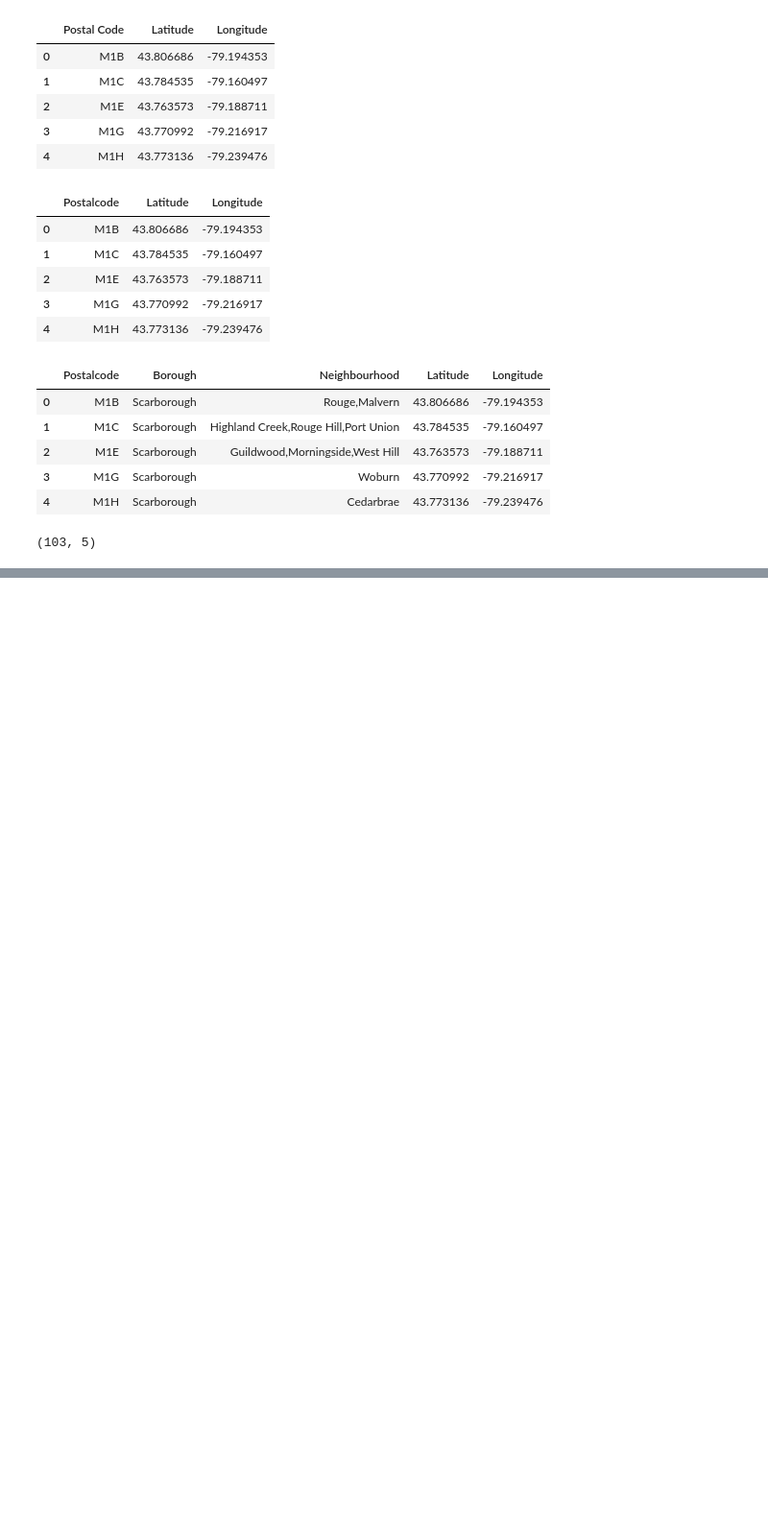
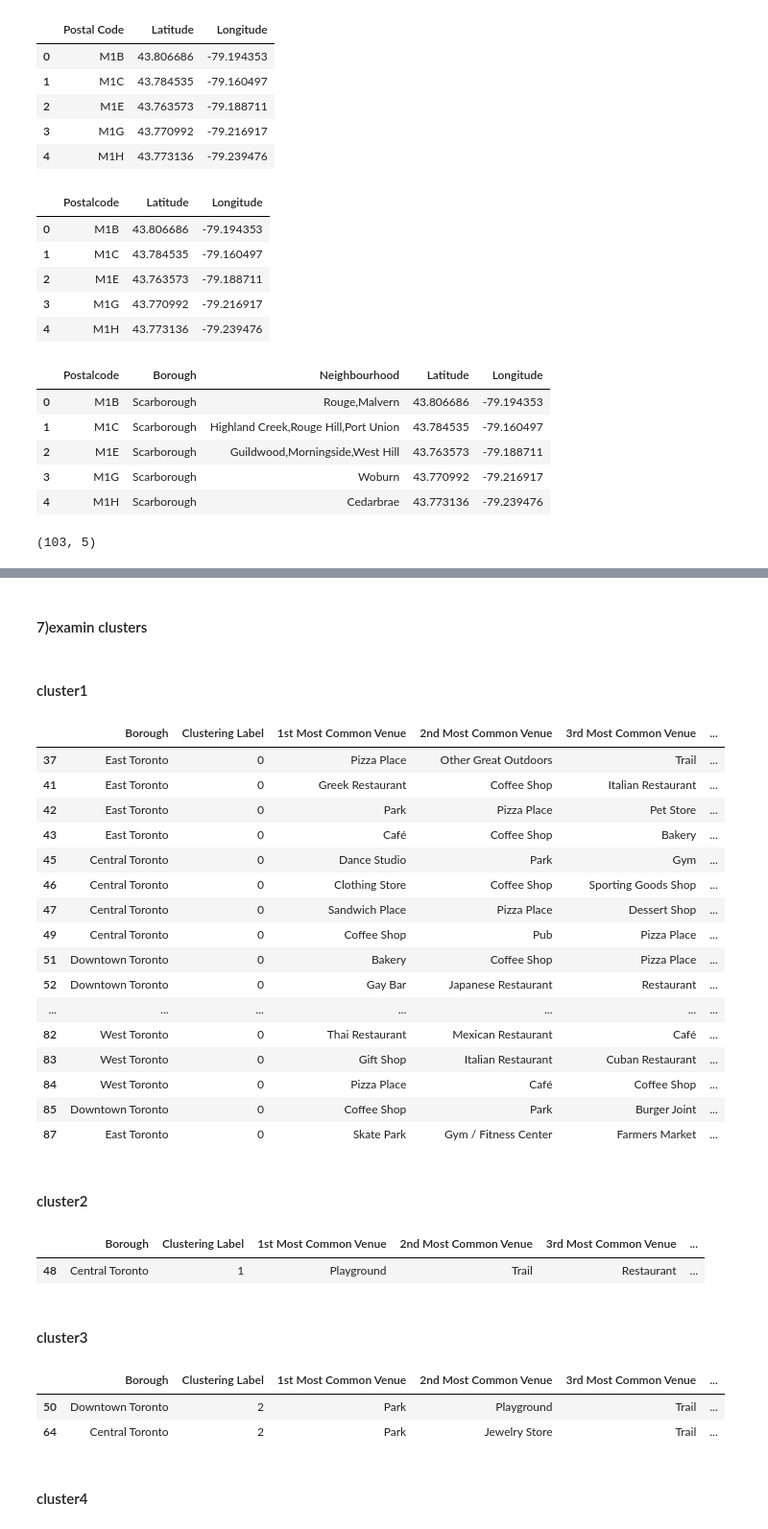
Before and after one commit to hydillacai/Coursera_Capstone, a Jupyter notebook: Tronto segmentation.ipynb, the cells around one changed output, grey strips where cells are left out. Shown at 96% size. Drawn from its saved outputs; the diff is of its cells as text; code cells hidden in the pictures; blank space fills up the shorter version.

```diff
--- a/Tronto segmentation.ipynb
+++ b/Tronto segmentation.ipynb
@@ -129,0 +475,6 @@ outcome.shape
+# %%
+def return_most_common_venues(row, num_top_venues):
+    row_categories = row.iloc[1:]
+    row_categories_sorted = row_categories.sort_values(ascending=False)
+
+    return row_categories_sorted.index.values[0:num_top_venues]
@@ -129,0 +511,11 @@ outcome.shape
+# %%
+# set number of clusters
+kclusters = 5
+
+Toronto_grouped_clustering = Toronto_grouped.drop('Neighborhood', 1)
+
+# run k-means clustering
+kmeans = KMeans(n_clusters=kclusters, random_state=0).fit(Toronto_grouped_clustering)
+
+# check cluster labels generated for each row in the dataframe
+kmeans.labels_[0:10]
@@ -129,0 +524,9 @@ outcome.shape
+# %%
+# add clustering labels
+neighborhoods_venues_sorted.insert(0, 'Clustering Label', kmeans.labels_)
+
+Toronto_merged = Toronto_main
+
+# merge toronto_grouped with toronto_data to add latitude/longitude for each neighborhood
+Toronto_merged = Toronto_merged.join(neighborhoods_venues_sorted.set_index('Neighborhood'), on='Neighbourhood')
+Toronto_merged.head() # check the last columns!
@@ -129,0 +540,3 @@ outcome.shape
+# %%
+Toronto_merged = Toronto_merged.drop(['Clustering Labels'], axis=1)
+Toronto_merged.head()
@@ -129,0 +576,41 @@ outcome.shape
+# %% [markdown]
+#### 7)examin clusters
+# %% [markdown]
+#### cluster1
+# %%
+Toronto_merged.loc[Toronto_merged['Clustering Label'] == 0, Toronto_merged.columns[[1] + list(range(5, Toronto_merged.shape[1]))]]
+# %% [output]
+|  | Borough | Clustering Label | 1st Most Common Venue | 2nd Most Common Venue | 3rd Most Common Venue | ... |
+| 37 | East Toronto | 0 | Pizza Place | Other Great Outdoors | Trail | ... |
+| 41 | East Toronto | 0 | Greek Restaurant | Coffee Shop | Italian Restaurant | ... |
+| 42 | East Toronto | 0 | Park | Pizza Place | Pet Store | ... |
+| 43 | East Toronto | 0 | Café | Coffee Shop | Bakery | ... |
+| 45 | Central Toronto | 0 | Dance Studio | Park | Gym | ... |
+| 46 | Central Toronto | 0 | Clothing Store | Coffee Shop | Sporting Goods Shop | ... |
+| 47 | Central Toronto | 0 | Sandwich Place | Pizza Place | Dessert Shop | ... |
+| 49 | Central Toronto | 0 | Coffee Shop | Pub | Pizza Place | ... |
+| 51 | Downtown Toronto | 0 | Bakery | Coffee Shop | Pizza Place | ... |
+| 52 | Downtown Toronto | 0 | Gay Bar | Japanese Restaurant | Restaurant | ... |
+| ... | ... | ... | ... | ... | ... | ... |
+| 82 | West Toronto | 0 | Thai Restaurant | Mexican Restaurant | Café | ... |
+| 83 | West Toronto | 0 | Gift Shop | Italian Restaurant | Cuban Restaurant | ... |
+| 84 | West Toronto | 0 | Pizza Place | Café | Coffee Shop | ... |
+| 85 | Downtown Toronto | 0 | Coffee Shop | Park | Burger Joint | ... |
+| 87 | East Toronto | 0 | Skate Park | Gym / Fitness Center | Farmers Market | ... |
+# %% [markdown]
+#### cluster2
+# %%
+Toronto_merged.loc[Toronto_merged['Clustering Label'] == 1, Toronto_merged.columns[[1] + list(range(5, Toronto_merged.shape[1]))]]
+# %% [output]
+|  | Borough | Clustering Label | 1st Most Common Venue | 2nd Most Common Venue | 3rd Most Common Venue | ... |
+| 48 | Central Toronto | 1 | Playground | Trail | Restaurant | ... |
+# %% [markdown]
+#### cluster3
+# %%
+Toronto_merged.loc[Toronto_merged['Clustering Label'] == 2, Toronto_merged.columns[[1] + list(range(5, Toronto_merged.shape[1]))]]
+# %% [output]
+|  | Borough | Clustering Label | 1st Most Common Venue | 2nd Most Common Venue | 3rd Most Common Venue | ... |
+| 50 | Downtown Toronto | 2 | Park | Playground | Trail | ... |
+| 64 | Central Toronto | 2 | Park | Jewelry Store | Trail | ... |
+# %% [markdown]
+#### cluster4
```
Also changed, not shown: parts of 36 cells of this notebook.
